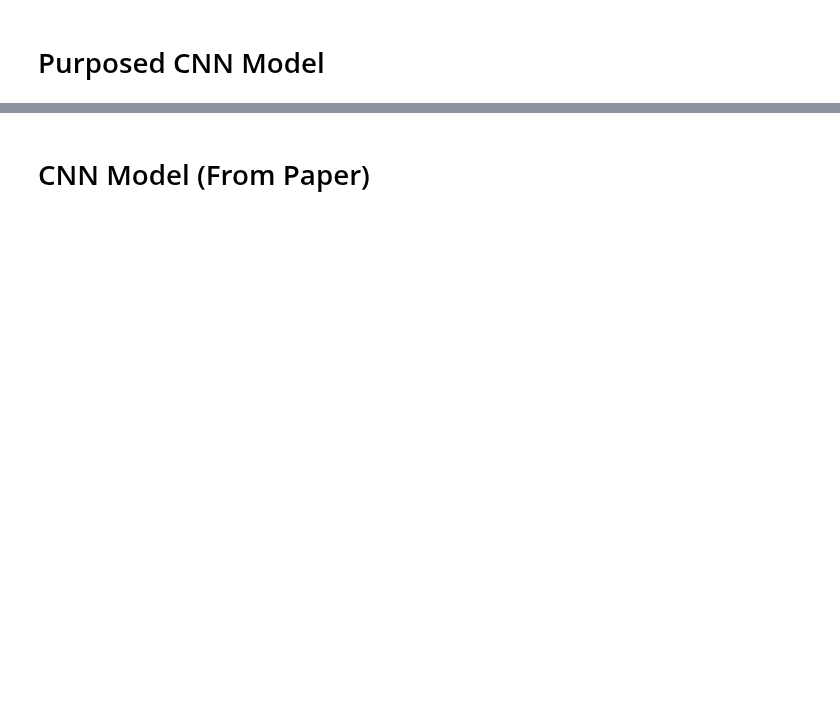
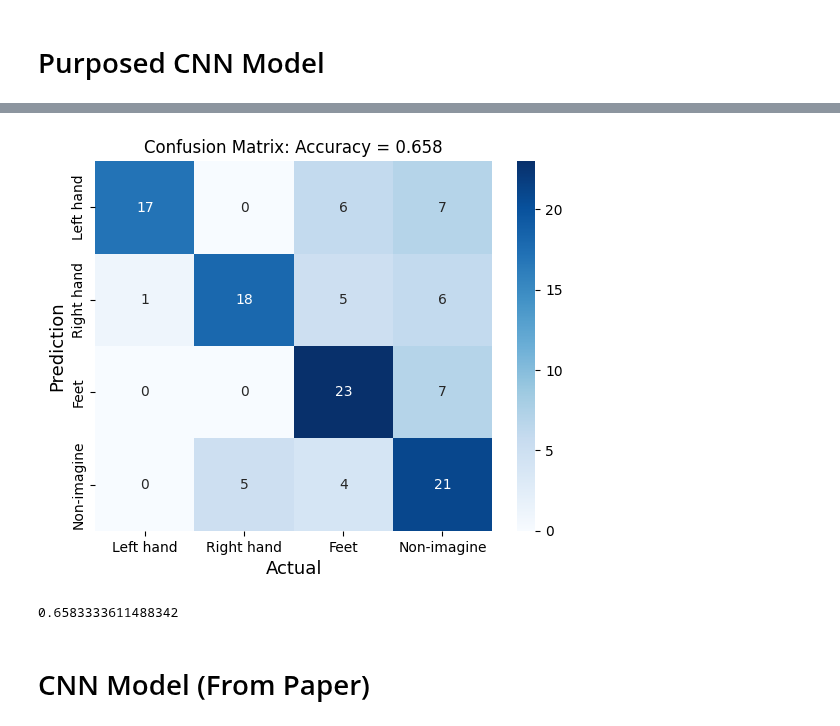
Before and after one commit to pipogood/Senior_Thesis, a Jupyter notebook: CWT_Unicorn.ipynb, the cells around one changed output, grey strips where cells are left out. Drawn from its saved outputs; the diff is of its cells as text; code cells hidden in the pictures; blank space fills up the shorter version.

Commit message:
train_model

```diff
--- a/CWT_Unicorn.ipynb
+++ b/CWT_Unicorn.ipynb
@@ -223,7 +214,7 @@ for jj in range(0, new_data.shape[0]):
     train_cwt[jj] = new_data[jj].T
 print(np.shape(new_data))
 
-scales = range(1,31)
+scales = range(4,31)
 
 waveletname = 'morl'
 train_size = len(labels)
@@ -236,7 +227,7 @@ for ii in range(0,train_size):
         signal = train_cwt[ii, :, jj]
         coeff, _ = pywt.cwt(signal, scales, waveletname, 1)
         coeff_ = coeff[:,:new_data.shape[2]]  #crop 227 sample for each channel
-        train_data_cwt[ii, :, :, jj] = np.abs(coeff_)
+        train_data_cwt[ii, :, :, jj] = coeff_
 print(np.shape(train_data_cwt))
 # %% [output]
 (120, 7, 501)
@@ -247,11 +238,11 @@ print(np.shape(train_data_cwt))
 # %%
 # Stack array and convert to image
-# from PIL import Image as im
-# train_cwt_stack = np.ndarray(shape=(train_size, len(scales)*7, new_data.shape[2], 3))
+from PIL import Image as im
+train_cwt_stack = np.ndarray(shape=(train_size, len(scales)*7, new_data.shape[2]))
 
-# for jj in range(0,train_data_cwt.shape[0]):
-#     # train_cwt_stack[jj] = np.vstack((train_data_cwt[jj,:,:,0], train_data_cwt[jj,:,:,1], train_data_cwt[jj,:,:,2], train_data_cwt[jj,:,:,3], train_data_cwt[jj,:,:,4], train_data_cwt[jj,:,:,5], train_data_cwt[jj,:,:,6]))
-#     train_cwt_stack[jj] = im.fromarray(np.vstack((train_data_cwt[jj,:,:,0], train_data_cwt[jj,:,:,1], train_data_cwt[jj,:,:,2], train_data_cwt[jj,:,:,3], train_data_cwt[jj,:,:,4], train_data_cwt[jj,:,:,5], train_data_cwt[jj,:,:,6])), 'RGB')
+for jj in range(0,train_data_cwt.shape[0]):
+    train_cwt_stack[jj] = np.vstack((train_data_cwt[jj,:,:,0], train_data_cwt[jj,:,:,1], train_data_cwt[jj,:,:,2], train_data_cwt[jj,:,:,3], train_data_cwt[jj,:,:,4], train_data_cwt[jj,:,:,5], train_data_cwt[jj,:,:,6]))
+    # train_cwt_stack[jj] = im.fromarray(np.vstack((train_data_cwt[jj,:,:,0], train_data_cwt[jj,:,:,1], train_data_cwt[jj,:,:,2], train_data_cwt[jj,:,:,3], train_data_cwt[jj,:,:,4], train_data_cwt[jj,:,:,5], train_data_cwt[jj,:,:,6])), 'RGB')
 
-# print(np.shape(train_cwt_stack))
+print(np.shape(train_cwt_stack))
 # %% [output]
@@ -349,19 +337,29 @@ plt.show()
 # %%
-# from keras.models import load_model
-# from sklearn.metrics import confusion_matrix
-# import seaborn as sns
-# pretrained_model = load_model("2D_CNN_model_weights.h5")
+from keras.models import load_model
+from sklearn.metrics import confusion_matrix
+import seaborn as sns
+pretrained_model = load_model("CNN_model_weights.h5")
 
-# loss, accuracy = pretrained_model.evaluate(x_test, y_test)
+y_test = keras.utils.to_categorical(labels -6 , num_classes)
 
-# y_pred = pretrained_model.predict(x_test)
-# y_pred = np.argmax(y_pred, axis=1)
-# y_true = np.argmax(y_test, axis=1)
+loss, accuracy = pretrained_model.evaluate(train_cwt_stack, y_test)
 
-# confusion_mat = confusion_matrix(y_true, y_pred)
-# plt.figure(figsize=(8, 6))
-# sns.heatmap(confusion_mat, annot=True, fmt="d", cmap="Blues")
-# plt.xlabel("Predicted")
-# plt.ylabel("Actual")
-# plt.title("Confusion Matrix")
-# plt.show()
+y_pred = pretrained_model.predict(train_cwt_stack)
+y_pred = np.argmax(y_pred, axis=1)
+y_true = np.argmax(y_test, axis=1)
+
+confusion_mat = confusion_matrix(y_true, y_pred)
+
+class_names = ['Left hand', 'Right hand', 'Feet', 'Non-imagine']
+
+sns.heatmap(confusion_mat,
+            annot=True,
+            fmt='d',
+            cmap="Blues",
+            xticklabels=class_names,
+            yticklabels=class_names)
+plt.ylabel('Prediction',fontsize=13)
+plt.xlabel('Actual',fontsize=13)
+plt.title("Confusion Matrix: Accuracy = "+ str(round(accuracy,3)))
+plt.show()
+# %% [output]
@@ -368,3 +368,8 @@ plt.show()
+[figure, added]
+# %%
+accuracy
+# %% [output]
+0.6583333611488342
 # %% [markdown]
 # CNN Model (From Paper)
 # %%
```
Also changed, not shown: parts of 23 cells of this notebook, 2 other files.
